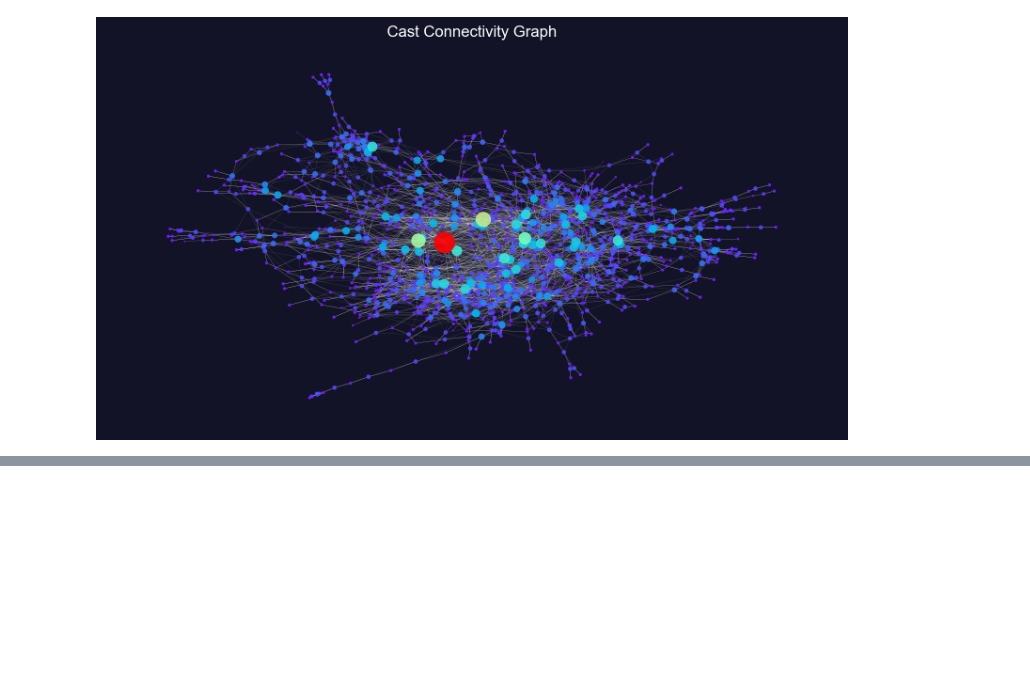
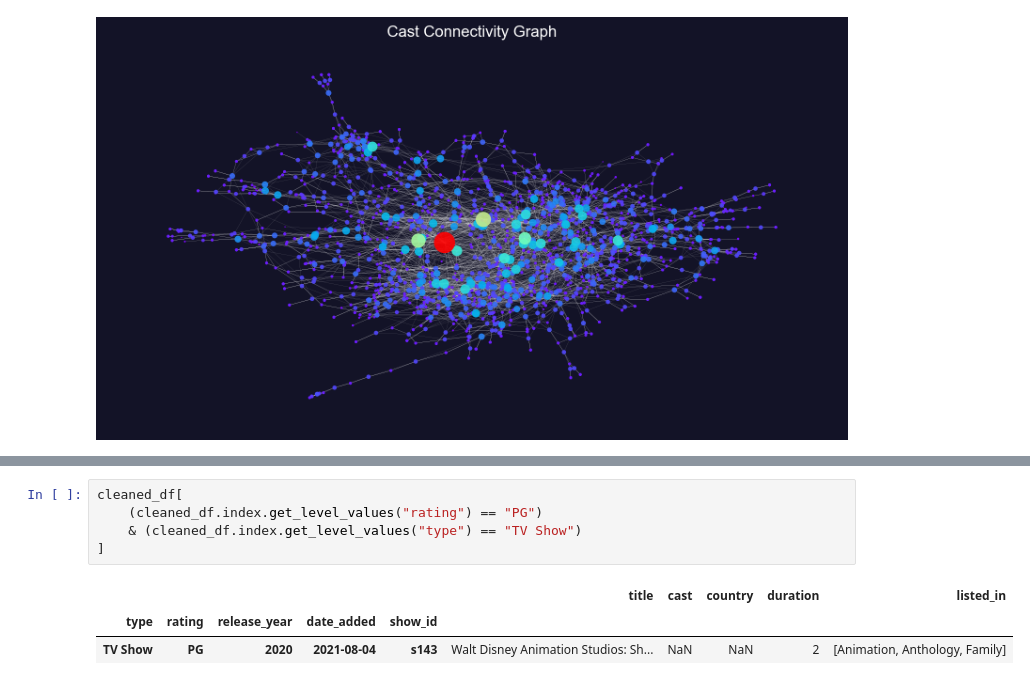
Before and after one commit to dvnatanael/data5006-data-analysis, a Jupyter notebook: Tiny_Data_Analysis_Disney+.ipynb, the cells around one changed output, grey strips where cells are left out. Cells and saved outputs as stored; diff of their text form; blank space fills up the shorter version.

```diff
--- a/Tiny_Data_Analysis_Disney+.ipynb
+++ b/Tiny_Data_Analysis_Disney+.ipynb
@@ -378,0 +392,9 @@ plt.savefig("test.svg", format="svg")
+# %%
+cleaned_df[
+    (cleaned_df.index.get_level_values("rating") == "PG")
+    & (cleaned_df.index.get_level_values("type") == "TV Show")
+]
+# %% [output]
+|  |  |  |  |  | title | cast | country | duration | listed_in |
+| type | rating | release_year | date_added | show_id |  |  |  |  |  |
+| TV Show | PG | 2020 | 2021-08-04 | s143 | Walt Disney Animation Studios: Sh... | NaN | NaN | 2 | [Animation, Anthology, Family] |
```
Also changed, not shown: parts of 3 cells of this notebook, 1 other file.
